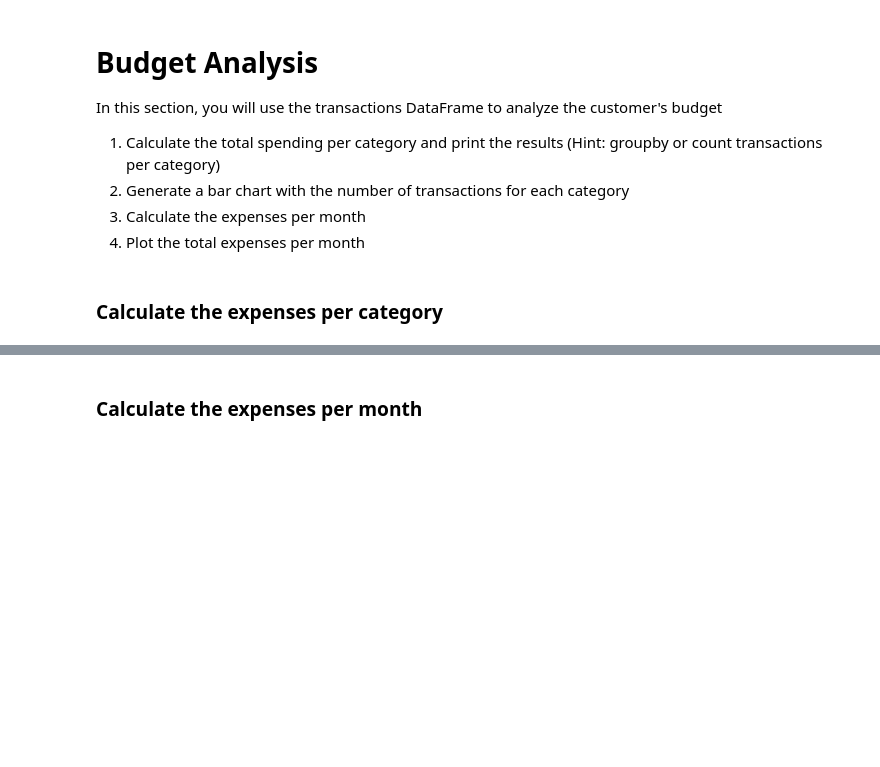
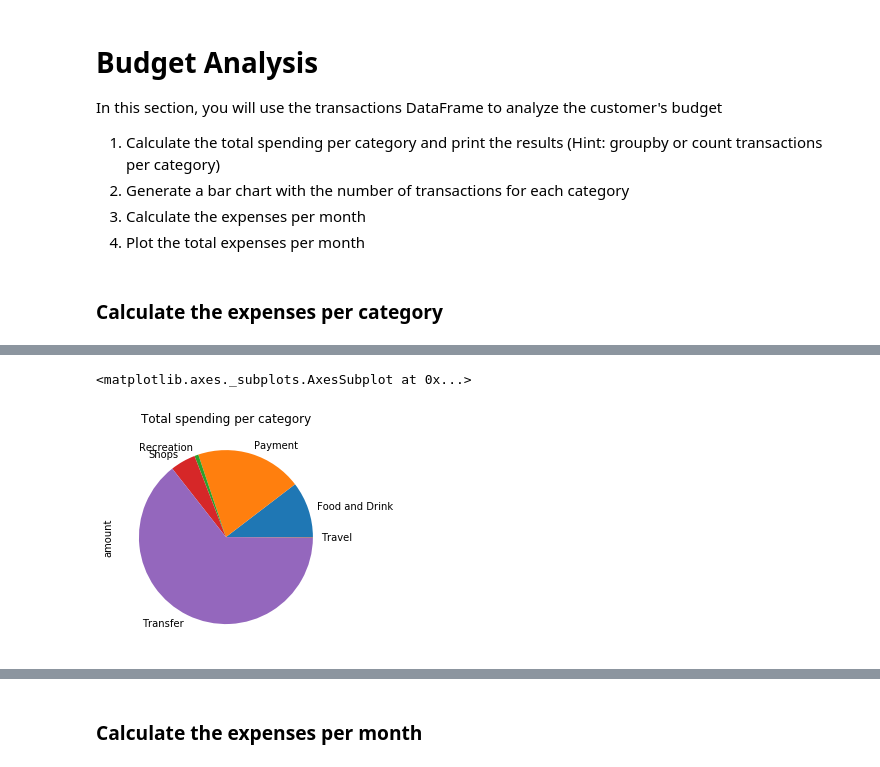
Before and after one commit to lavint/FinTech-Python, a Jupyter notebook: api/account_summary.ipynb, the cells around one changed output, grey strips where cells are left out. Cells and saved outputs as stored; diff of their text form; code cells hidden in the pictures; blank space fills up the shorter version.

```diff
--- a/api/account_summary.ipynb
+++ b/api/account_summary.ipynb
@@ -72,0 +160,11 @@ In this section, you will use the Plaid Python SDK to connect to the Developer S
+# %%
+# Create a dictionary with panda series (columns)
+df = {'date': pd.Series(date_ls),
+      'name': pd.Series(name_ls),
+      'amount': pd.Series(amount_ls),
+      'category': pd.Series(category_ls)
+     }
+
+# Convert the dictionary into dataframe
+transaction_df = pd.DataFrame(df)
+transaction_df.head()
@@ -78,0 +182,5 @@ In this section, you will use the Plaid Python SDK to connect to the Developer S
+# %%
+# Convert data types and set index
+transaction_df['amount'] = transaction_df['amount'].astype('float')
+transaction_df.set_index(pd.to_datetime(transaction_df['date'], infer_datetime_format=True), inplace=True)
+transaction_df.head()
@@ -78,0 +195,3 @@ In this section, you will use the Plaid Python SDK to connect to the Developer S
+# %%
+transaction_df.drop(columns=['date'], inplace=True)
+transaction_df.head()
@@ -103,0 +266,4 @@ In this section, you will use the transactions DataFrame to analyze the customer
+# %%
+# Total spending per category
+spending_per_category = transaction_df.groupby('category').sum()
+spending_per_category
@@ -103,0 +279,6 @@ In this section, you will use the transactions DataFrame to analyze the customer
+# %%
+# Plot total spending per category
+spending_per_category['amount'].plot.pie(title = 'Total spending per category')
+# %% [output]
+<matplotlib.axes._subplots.AxesSubplot at 0x...>
+[figure, added]
```
Also changed, not shown: parts of 36 cells of this notebook.
